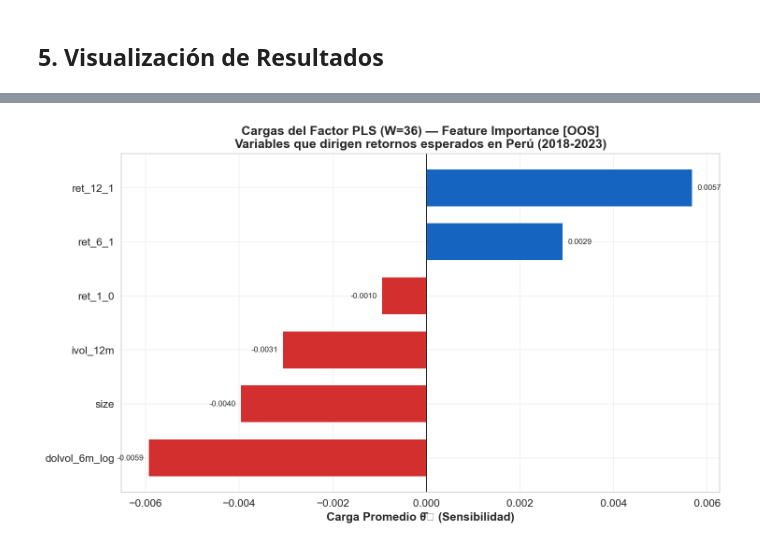
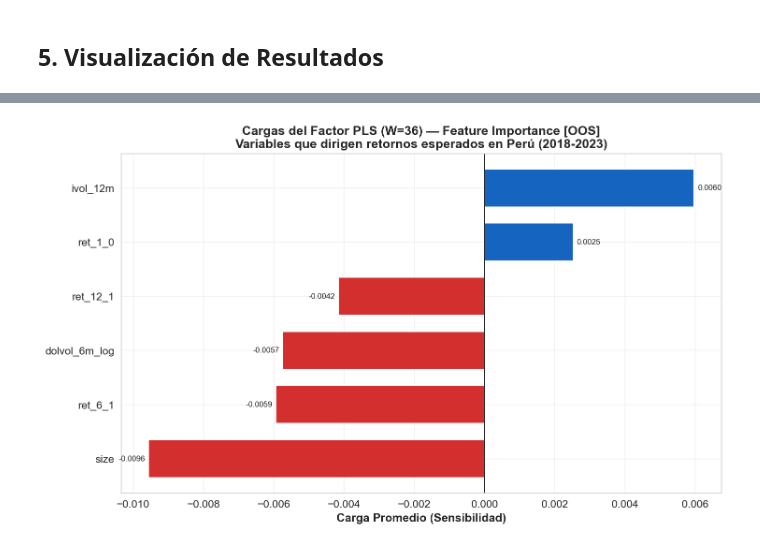
Before and after one commit to SebGarcia-dev/FamaMacBeth-AssetPricing-Peru, a Jupyter notebook: FamaMacbeth-AssetPricing-Peru-code.ipynb, the cells around one changed output, grey strips where cells are left out. Saved outputs shown, nothing was run; the diff lists cells and outputs as text; code cells hidden in the pictures.

```diff
--- a/FamaMacbeth-AssetPricing-Peru-code.ipynb
+++ b/FamaMacbeth-AssetPricing-Peru-code.ipynb
@@ -738,7 +681,7 @@ def run_forecast_combination(panel_df, char_cols, window):
     K regresiones univariadas por mes: r_i = a_k + b_k * x_{i,k}.
     Predicción = promedio simple de los K fitted values,
     usando promedios móviles de (a_k, b_k) sobre 'window' meses.
-    CORRECCIÓN: Aplicar rezago (shift) para evitar data leakage.
+    Aplicar rezago (shift) para evitar data leakage.
     """
     dates = sorted(panel_df['date'].unique())
     K = len(char_cols)
@@ -772,7 +715,7 @@ def run_forecast_combination(panel_df, char_cols, window):
 
     monthly_ab = np.array(monthly_ab)  # (T, K, 2)
 
-    # CORRECCIÓN 4: Rolling means de a_k, b_k con rezago explícito para evitar data leakage
+    # Aplicar .shift(1) para evitar data leakage
     ab_rolling = np.full_like(monthly_ab, np.nan)
     for t_idx in range(len(date_list)):
         start = max(0, t_idx - window + 1)
@@ -990,14 +977,19 @@ def run_pls_model(panel_df, char_cols, window):
 # %%
 # =============================================================================
-# CORRECCIÓN 6: Walk-Forward Validation (In-Sample Model Selection + Out-Of-Sample Evaluation)
+# 2 — Walk-Forward Validation (In-Sample Model Selection + Out-Of-Sample Evaluation)
 # =============================================================================
-# Dividir período en In-Sample (IS: 2000-2017) y Out-Of-Sample (OOS: 2018-2023)
-IN_SAMPLE_END = pd.Timestamp('2017-12-31')
-OUT_OF_SAMPLE_START = pd.Timestamp('2018-01-01')
+# Dividir período en In-Sample (IS: 2000-2015) y Out-Of-Sample (OOS: 2016-2023)
+IN_SAMPLE_END = pd.Timestamp('2015-12-31')
+OUT_OF_SAMPLE_START = pd.Timestamp('2016-01-01')
 
 # Separar datos
 panel_is = panel_clean[panel_clean['date'] <= IN_SAMPLE_END].copy()
 panel_oos = panel_clean[panel_clean['date'] >= OUT_OF_SAMPLE_START].copy()
+
+# Cada período se estandariza de forma independiente para evitar cualquier
+# contaminación potencial entre muestras.
+panel_is = cross_sectional_zscore(panel_is, CHAR_COLS)
+panel_oos = cross_sectional_zscore(panel_oos, CHAR_COLS)
 
 print("=" * 80)
 print("WALK-FORWARD VALIDATION")
@@ -1005,13 +997,10 @@ print("=" * 80)
 print(f"In-Sample (IS):       {panel_is['date'].min().date()} → {panel_is['date'].max().date()}")
 print(f"Out-Of-Sample (OOS):  {panel_oos['date'].min().date()} → {panel_oos['date'].max().date()}")
 print(f"IS obs: {len(panel_is):,} | OOS obs: {len(panel_oos):,}")
+print("✓ Z-score aplicado independientemente a IS y OOS")
 
-# ═════════════════════════════════════════════════════════════════════════════
 # FASE 1: IN-SAMPLE — Probar todas ventanas para cada modelo
-# ═════════════════════════════════════════════════════════════════════════════
-print("\n" + "=" * 80)
-print("FASE 1: IN-SAMPLE — Seleccionar mejor ventana por modelo")
-print("=" * 80)
+print("\nFASE 1: IN-SAMPLE — Seleccionar mejor ventana por modelo")
 
 MODELS = {
     'FM':  run_fama_macbeth,
@@ -1062,13 +1051,11 @@ for model_name, model_func in MODELS.items():
     if is_model_performance[model_name]:
         best_w = max(is_model_performance[model_name], key=is_model_performance[model_name].get)
         best_sr = is_model_performance[model_name][best_w]
-        print(f"MEJOR: W={best_w} (Sharpe={best_sr:.3f})")
+        print(f"  ★ MEJOR: W={best_w} (Sharpe={best_sr:.3f})")
     else:
-        print(f"NINGUNA VENTANA CONVERGED")
+        print(f"  NINGUNA VENTANA CONVERGED")
 
-print("\n" + "=" * 80)
-print("Resumen de mejores ventanas (basado en Sharpe Ratio IN-SAMPLE):")
-print("=" * 80)
+print("\nResumen de mejores ventanas (basado en Sharpe Ratio IN-SAMPLE):")
 for model_name, perf_dict in sorted(is_model_performance.items()):
     if perf_dict:
         best_w = max(perf_dict, key=perf_dict.get)
@@ -1076,12 +1063,9 @@ for model_name, perf_dict in sorted(is_model_performance.items()):
     else:
         print(f"  {model_name}: NO CONVERGED")
 
-# ═════════════════════════════════════════════════════════════════════════════
+
 # FASE 2: OUT-OF-SAMPLE — Ejecutar modelos con ventanas ganadoras
-# ═════════════════════════════════════════════════════════════════════════════
-print("\n" + "=" * 80)
-print("FASE 2: OUT-OF-SAMPLE — Ejecutar con ventanas óptimas")
-print("=" * 80)
+print("\nFASE 2: OUT-OF-SAMPLE — Ejecutar con ventanas óptimas")
 
 all_predictions = {}  # (model, window) -> predictions_df (OOS only)
 
@@ -1505,39 +1406,35 @@ plt.show()
 # =============================================================================
 # Gráfico 3: Cargas PLS (Feature Importance) OUT-OF-SAMPLE
 # =============================================================================
 # Usar la ventana ganadora del PLS (la clave de mejor_w)
 pls_key = [k for k in all_portfolios.keys() if k[0] == 'PLS']
 if pls_key and pls_key[0][0] == 'PLS':
     pls_w = pls_key[0][1]
     if pls_w in pls_thetas:
         theta_df = pls_thetas[pls_w].dropna(how='all')
         avg_theta = theta_df.mean().sort_values()
 
         fig, ax = plt.subplots(figsize=(10, max(6, len(avg_theta) * 0.5)))
         colors = ['#d32f2f' if x < 0 else '#1565c0' for x in avg_theta.values]
         bars = ax.barh(avg_theta.index, avg_theta.values, color=colors, edgecolor='white', height=0.7)
 
-        ax.set_xlabel('Carga Promedio θ̄ₖ (Sensibilidad)', fontweight='bold')
+        ax.set_xlabel('Carga Promedio (Sensibilidad)', fontweight='bold')
         ax.set_title(f'Cargas del Factor PLS (W={pls_w}) — Feature Importance [OOS]\n'
                     'Variables que dirigen retornos esperados en Perú (2018-2023)',
                     fontsize=13, fontweight='bold')
         ax.axvline(0, color='black', linewidth=0.8)
 
         # Anotar valores
         for i, (name, val) in enumerate(avg_theta.items()):
             offset = 0.0001 if val >= 0 else -0.0001
             ax.text(val + offset, i, f'{val:.4f}', va='center', fontsize=8,
                     ha='left' if val >= 0 else 'right')
 
         plt.tight_layout()
         plt.savefig('data/fig3_pls_feature_importance_OOS.png', dpi=300, bbox_inches='tight')
         plt.show()
-    else:
-        print("Thetas no disponibles para PLS")
-else:
-    print("No hay resultados PLS para graficar")
 # %% [output]
-[figure, old version]
+[figure, new version]
 # %%
 # =============================================================================
 # Tabla resumen detallada: Q1, Q5, Spread (OOS — mejor modelo)
```
Also changed, not shown: parts of 24 cells of this notebook, 4 other files.
